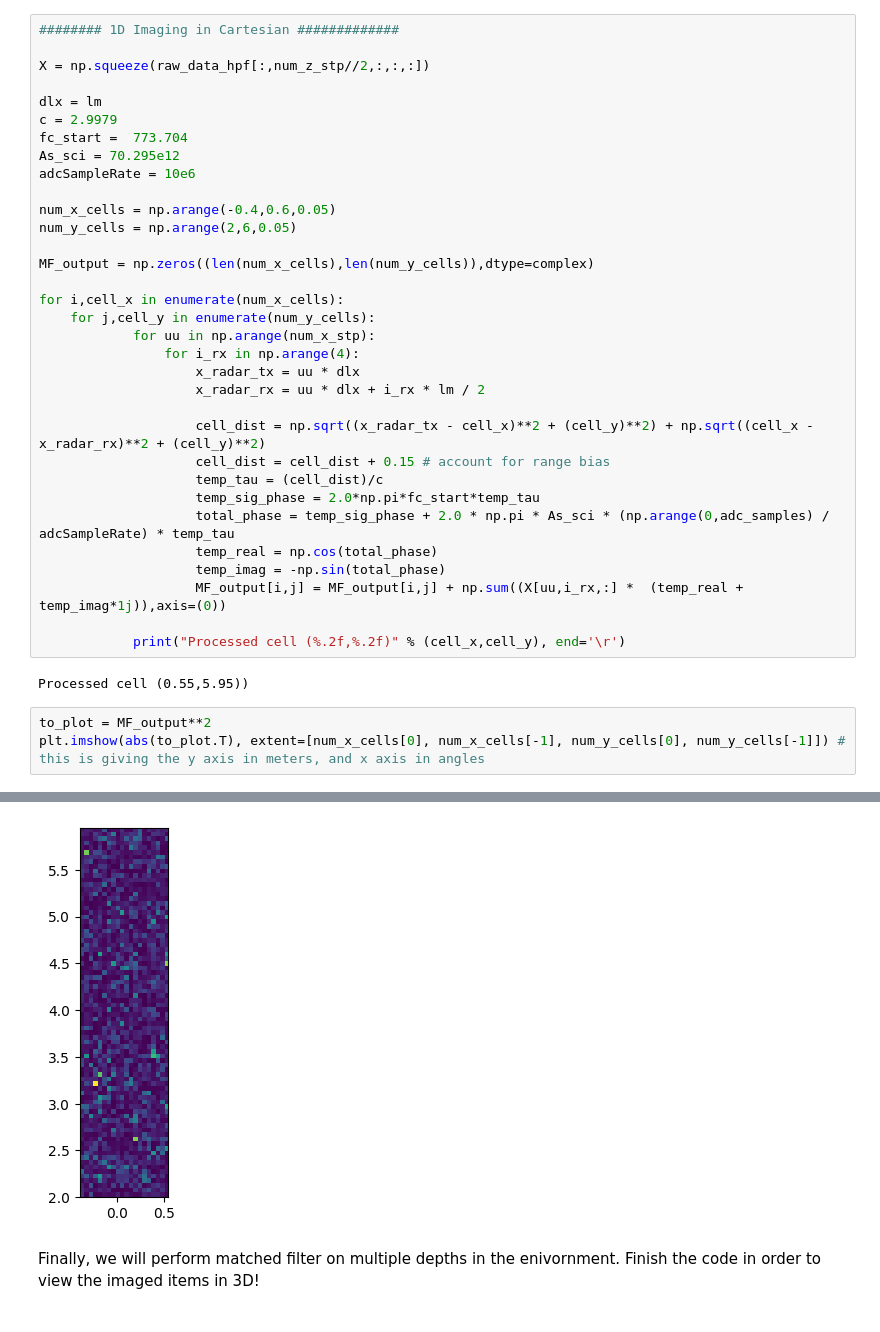
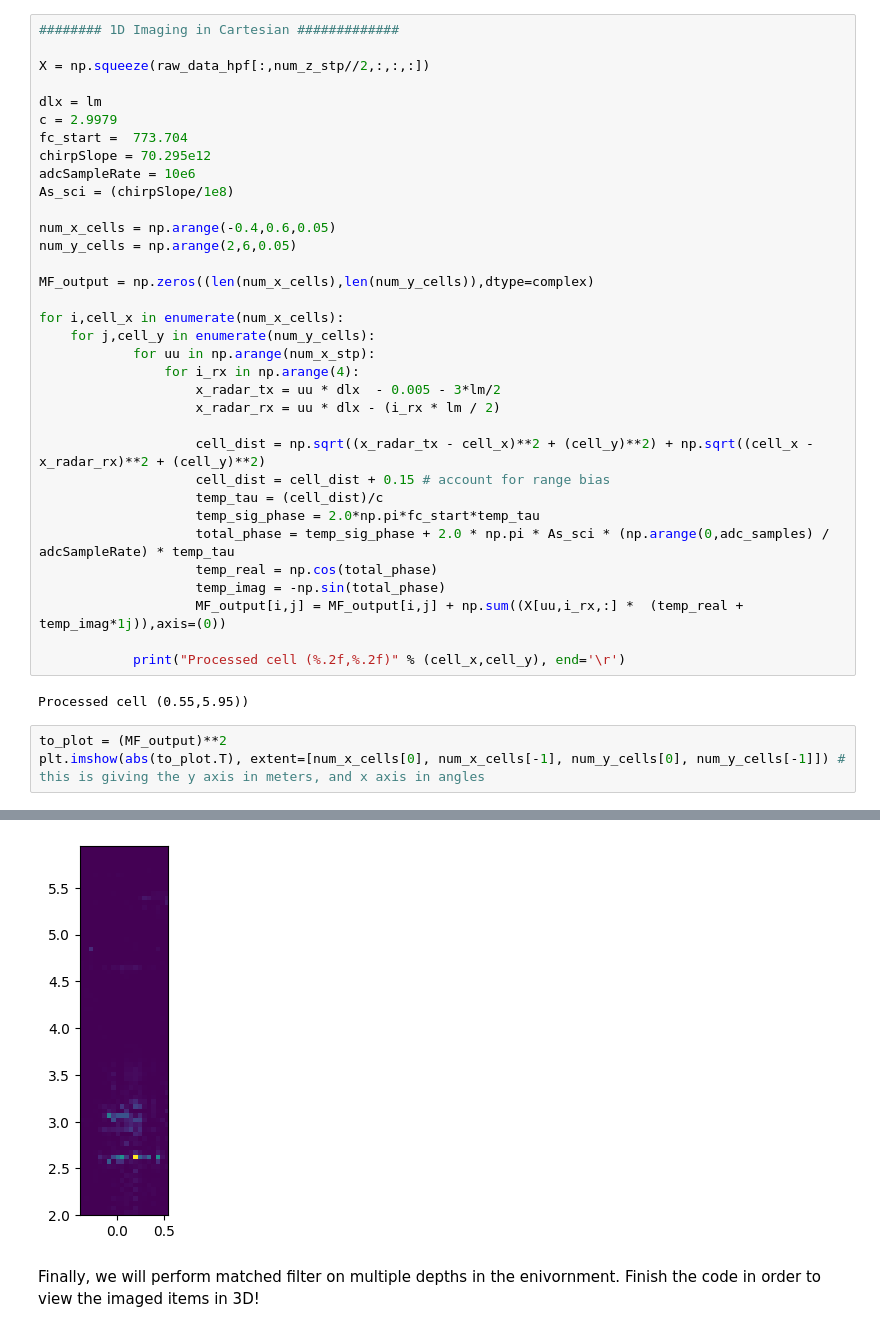
Before and after one commit to hailanzs/comm-proj-radar, a Jupyter notebook: exercise.ipynb, the cells around one changed output, grey strips where cells are left out. Drawn from its saved outputs; the diff is of its cells as text.

```diff
--- a/exercise.ipynb
+++ b/exercise.ipynb
@@ -207,8 +208,9 @@ X = np.squeeze(raw_data_hpf[:,num_z_stp//2,:,:,:])
 dlx = lm
 c = 2.9979
 fc_start =  773.704
-As_sci = 70.295e12
+chirpSlope = 70.295e12
 adcSampleRate = 10e6
+As_sci = (chirpSlope/1e8)
 
 num_x_cells = np.arange(-0.4,0.6,0.05)
 num_y_cells = np.arange(2,6,0.05)
@@ -219,8 +221,8 @@ for i,cell_x in enumerate(num_x_cells):
     for j,cell_y in enumerate(num_y_cells):
             for uu in np.arange(num_x_stp):
                 for i_rx in np.arange(4):
-                    x_radar_tx = uu * dlx
-                    x_radar_rx = uu * dlx + i_rx * lm / 2
+                    x_radar_tx = uu * dlx  - 0.005 - 3*lm/2
+                    x_radar_rx = uu * dlx - (i_rx * lm / 2)
 
                     cell_dist = np.sqrt((x_radar_tx - cell_x)**2 + (cell_y)**2) + np.sqrt((cell_x - x_radar_rx)**2 + (cell_y)**2)
                     cell_dist = cell_dist + 0.15 # account for range bias
@@ -235,10 +237,10 @@ for i,cell_x in enumerate(num_x_cells):
 # %% [output]
 Processed cell (0.55,5.95))
 # %%
-to_plot = MF_output**2
+to_plot = (MF_output)**2
 plt.imshow(abs(to_plot.T), extent=[num_x_cells[0], num_x_cells[-1], num_y_cells[0], num_y_cells[-1]]) # this is giving the y axis in meters, and x axis in angles
 # %% [output]
 <matplotlib.image.AxesImage at 0x...>
-[figure, old version]
+[figure, new version]
 # %% [markdown]
 Finally, we will perform matched filter on multiple depths in the enivornment. Finish the code in order to view the imaged items in 3D!
```
Also changed, not shown: parts of 3 cells of this notebook.
